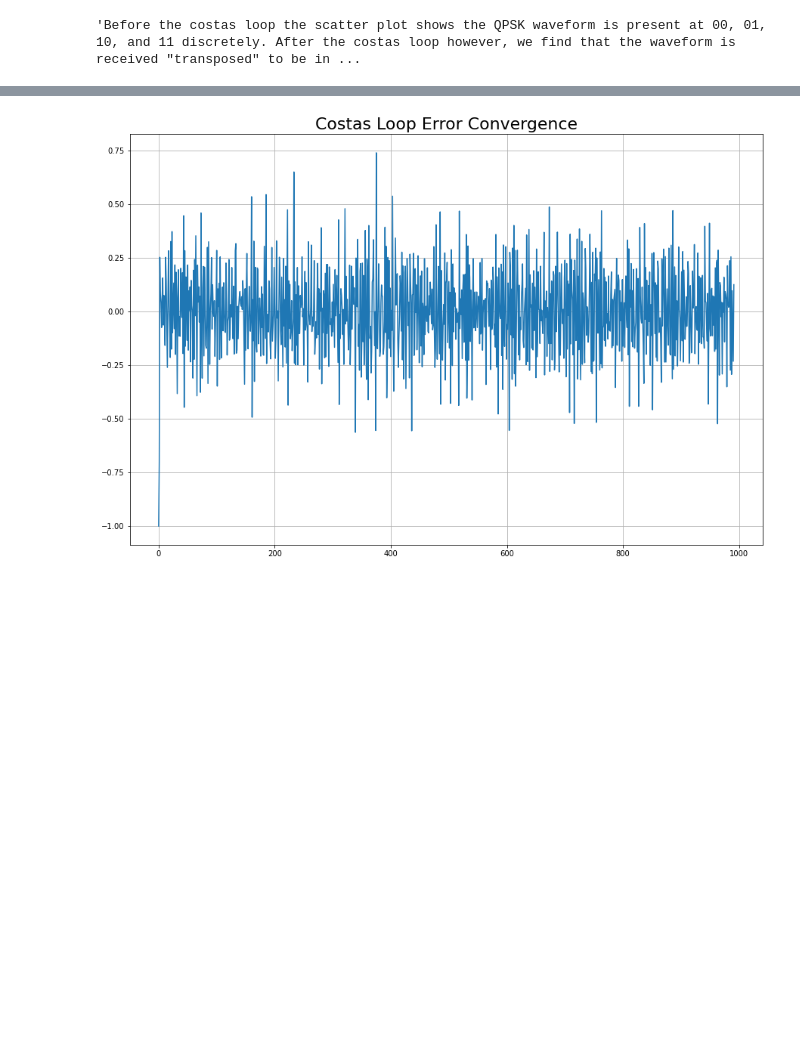
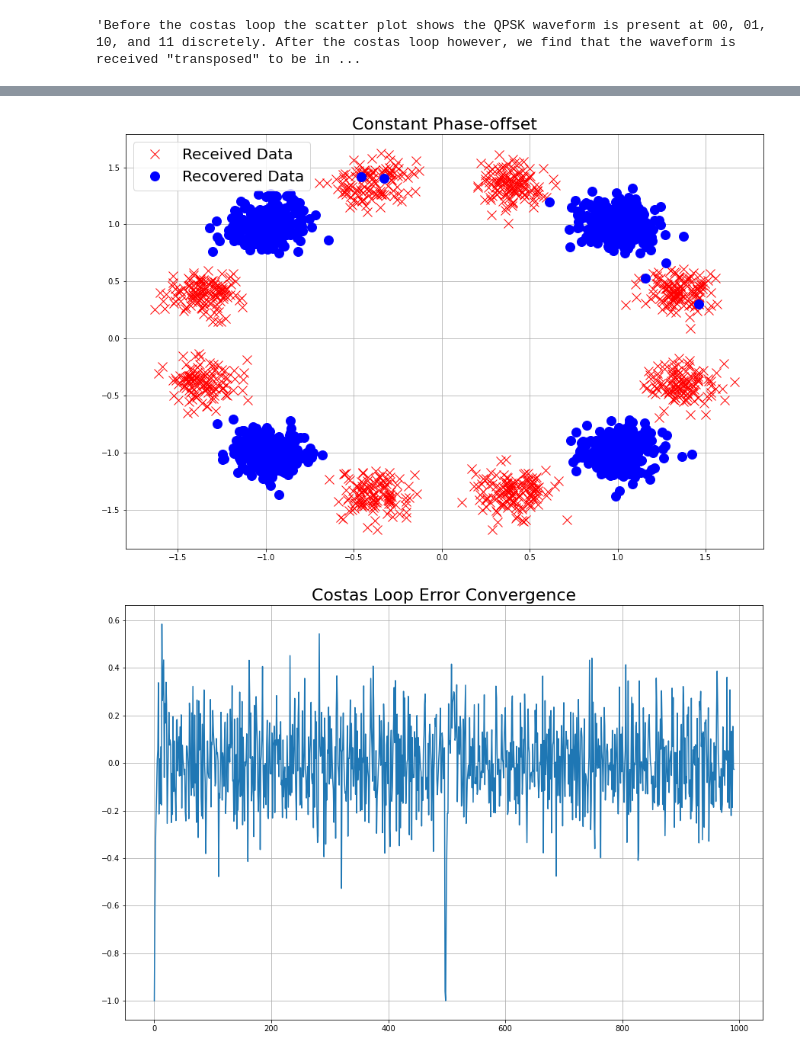
Before and after one commit to jetaehyun/ECE-3311-Projects, a Jupyter notebook: Project 4/ECE3311_Project_4.ipynb, the cells around one changed output, grey strips where cells are left out. Drawn from its saved outputs; the diff is of its cells as text; code cells hidden in the pictures; blank space fills up the shorter version.

```diff
--- a/Project 4/ECE3311_Project_4.ipynb
+++ b/Project 4/ECE3311_Project_4.ipynb
@@ -432,21 +482,18 @@ plt.grid(True)
 # %%
 # Time-varying phase scenario 2: unit step function phase change
 #
 # Only the phase values as a function of time are provided
 # Please use example code from Section 4 to implement Costas Loop
 
 phaseoffset0 = [-0.5]*500
 phaseoffset1 =[0.5]*500
 phaseoffset = np.append(phaseoffset0, phaseoffset1, axis=0)
 data = np.exp(1j*phaseoffset) * QAM
 
-# Phase error convergence plot
-plt.figure(figsize=(15,10))
-plt.plot(error)
-plt.title('Costas Loop Error Convergence', fontsize=22)
-plt.grid(True)
+kpatath_is_a_chill_TA(data, 0.5)
 # %% [output]
-[figure, old version]
+[figure, new version]
+[figure, added]
 # %%
 # Time-varying phase scenario 3: sine function phase variation
 #
```
Also changed, not shown: parts of 9 cells of this notebook, 1 other file.
